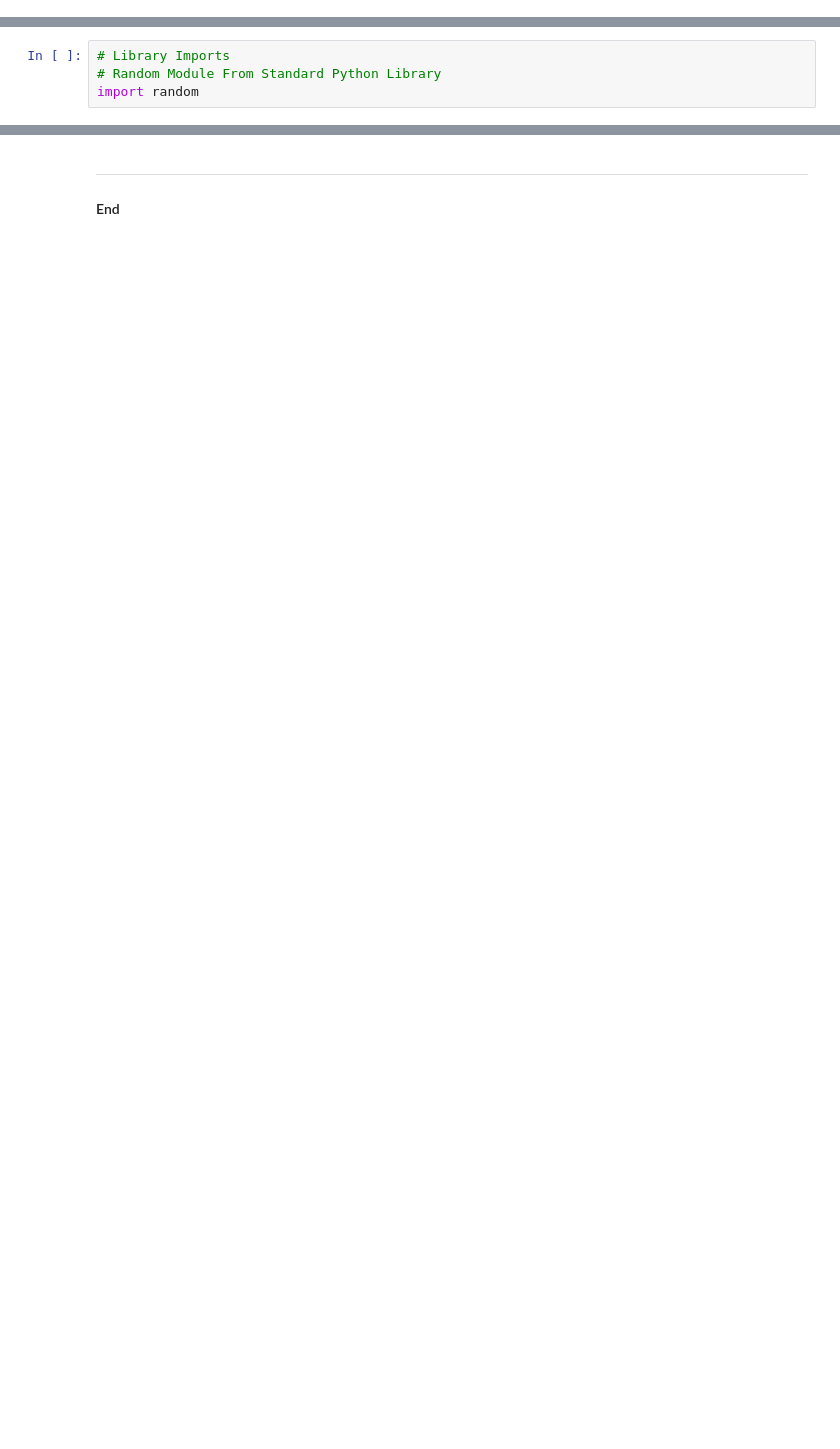
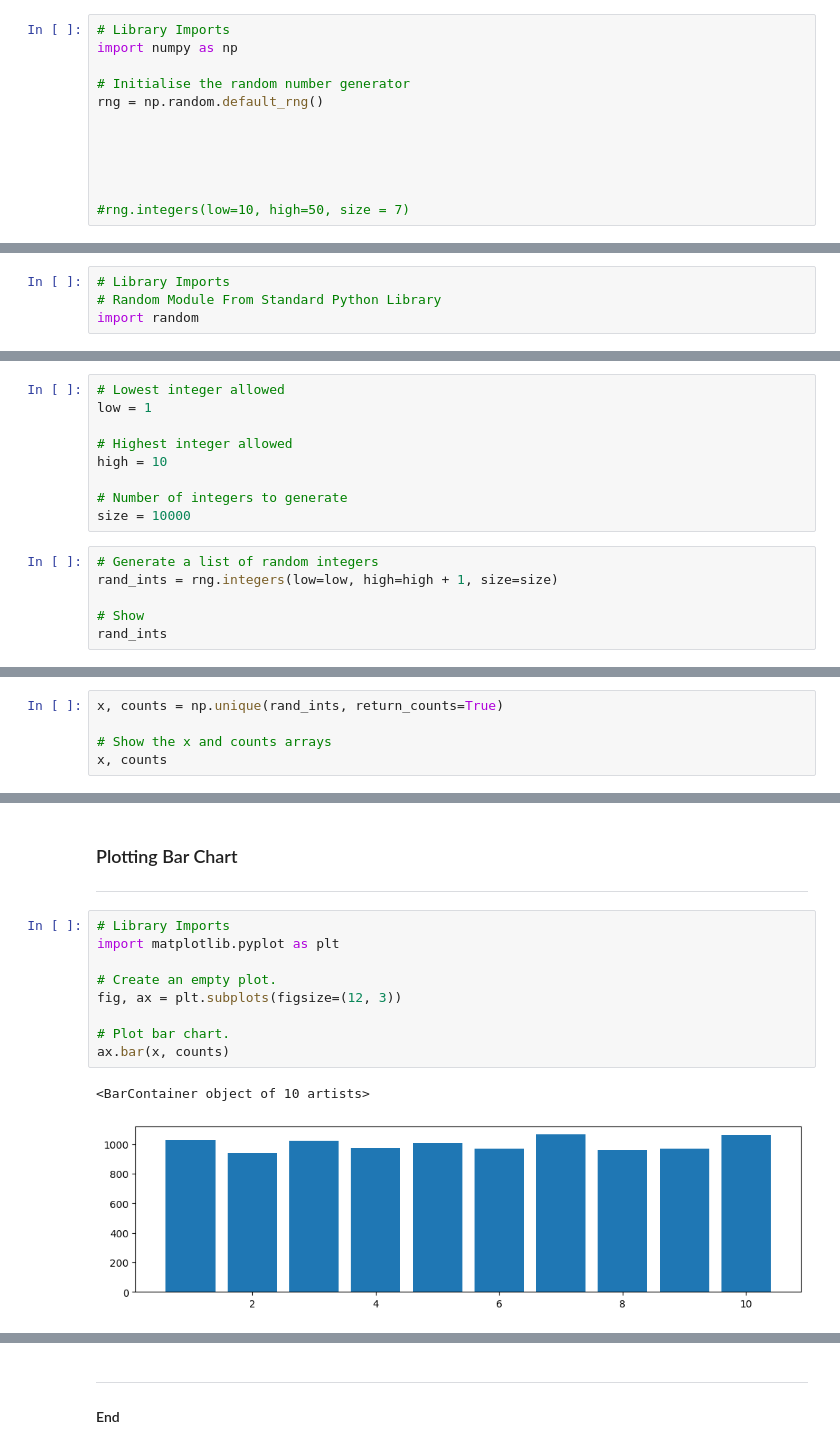
Before and after one commit to turps-pc90/fund_data, a Jupyter notebook: random.ipynb, the cells around one changed output, grey strips where cells are left out. Drawn from its saved outputs; the diff is of its cells as text; blank space fills up the shorter version.

```diff
--- a/random.ipynb
+++ b/random.ipynb
@@ -2,0 +10,12 @@
+# %%
+# Library Imports
+import numpy as np
+
+# Initialise the random number generator
+rng = np.random.default_rng()
+
+
+
+
+
+#rng.integers(low=10, high=50, size = 7)
@@ -160,0 +196,15 @@ for song_number, song_details in shuffled_songs.items():
+# %%
+# Lowest integer allowed
+low = 1
+
+# Highest integer allowed
+high = 10
+
+# Number of integers to generate
+size = 10000
+# %%
+# Generate a list of random integers
+rand_ints = rng.integers(low=low, high=high + 1, size=size)
+
+# Show
+rand_ints
@@ -160,0 +231,5 @@ for song_number, song_details in shuffled_songs.items():
+# %%
+x, counts = np.unique(rand_ints, return_counts=True)
+
+# Show the x and counts arrays
+x, counts
@@ -160,0 +240,15 @@ for song_number, song_details in shuffled_songs.items():
+# %% [markdown]
+### Plotting Bar Chart
+--------------
+# %%
+# Library Imports
+import matplotlib.pyplot as plt
+
+# Create an empty plot.
+fig, ax = plt.subplots(figsize=(12, 3))
+
+# Plot bar chart.
+ax.bar(x, counts)
+# %% [output]
+<BarContainer object of 10 artists>
+[figure, added]
```
Also changed, not shown: parts of 22 cells of this notebook.
